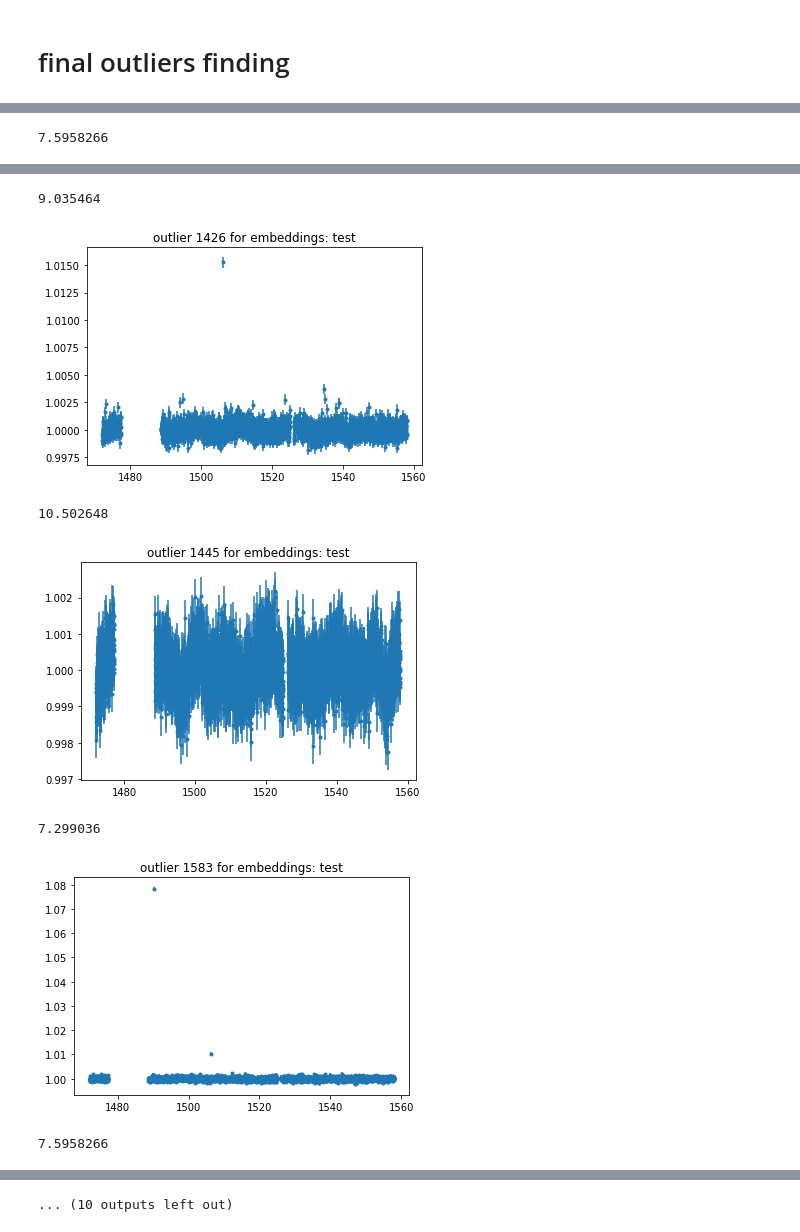
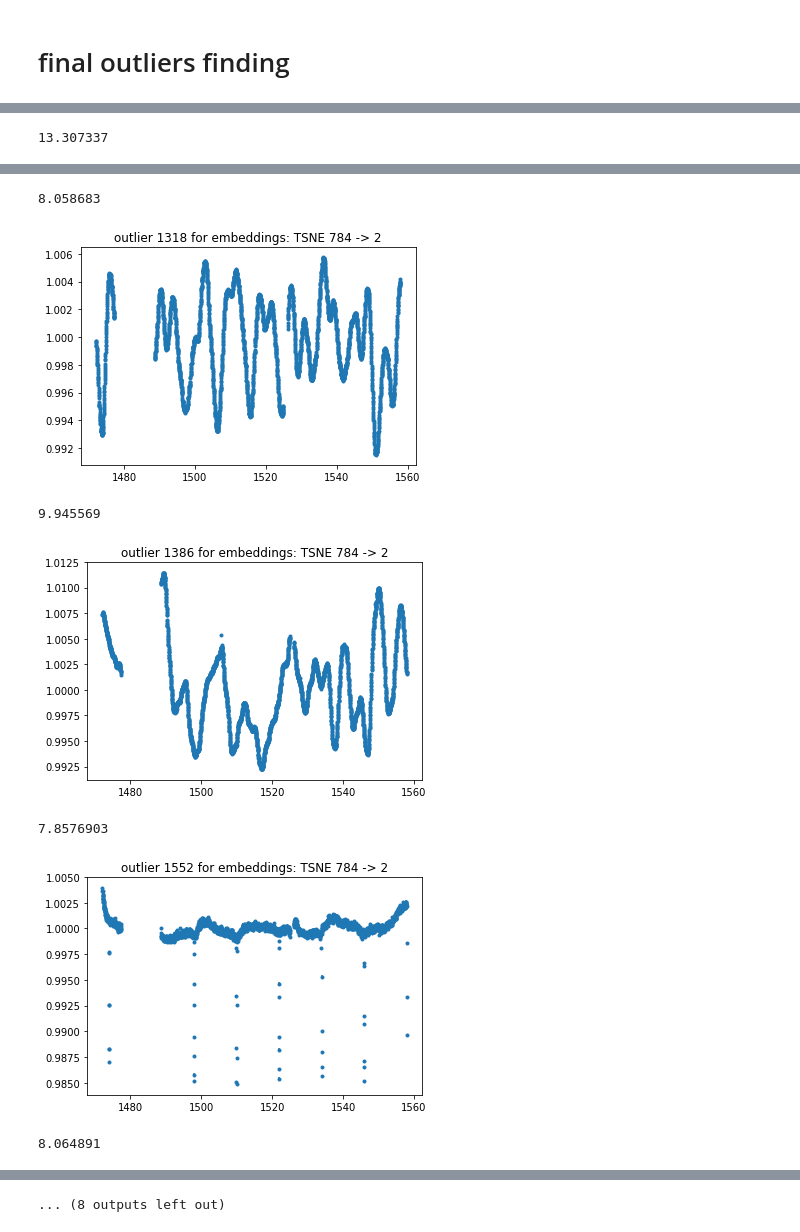
Before and after one commit to kushaltirumala/outlier_kplr, a Jupyter notebook: dense_light_curve_analysis.ipynb, the cells around one changed output, grey strips where cells are left out. Saved outputs shown, nothing was run; the diff lists cells and outputs as text; code cells hidden in the pictures.

Commit message:
dense light curve final pushes

```diff
--- a/dense_light_curve_analysis.ipynb
+++ b/dense_light_curve_analysis.ipynb
@@ -165,7 +165,7 @@ def find_outliers(distances, metric='min', name="test", show_outliers=True, cuto
         std = np.std(distribution)
         normalized = np.apply_along_axis(lambda x: (x-average)/std, 0, distribution)
         if title is None:
-            plt.title("mean distance distribution for embedding: " + name)
+            plt.title("min distance distribution for embedding: " + name)
         else:
             plt.title(title)
         plt.hist(normalized, bins=100)
@@ -205,4 +205,4 @@ find_outliers(distances, metric='min', cutoff=4)
 # %%
 distances = pairwise_distances(embeddings_tsne_784_2)
-find_outliers(distances, metric='min', cutoff=6.6)
+find_outliers(distances, name="TSNE 784 -> 2", title="min distance distribution for embedding: TSNE 784 -> 2", metric='min', cutoff=7, savefig=True)
 # %% [output]
@@ -211 +211 @@ find_outliers(distances, metric='min', cutoff=6.6)
-7.5958266
+13.307337
@@ -213,7 +213,7 @@ find_outliers(distances, metric='min', cutoff=6.6)
-9.035464
+8.058683
-[figure, old version]
+[figure, new version]
-10.502648
+9.945569
-[figure, old version]
+[figure, new version]
-7.299036
+7.8576903
-[figure, old version]
+[figure, new version]
-7.5958266
+8.064891
@@ -221 +221 @@ find_outliers(distances, metric='min', cutoff=6.6)
-... (10 outputs left out)
+... (8 outputs left out)
```
Also changed, not shown: parts of 4 cells of this notebook, 1 other file.
